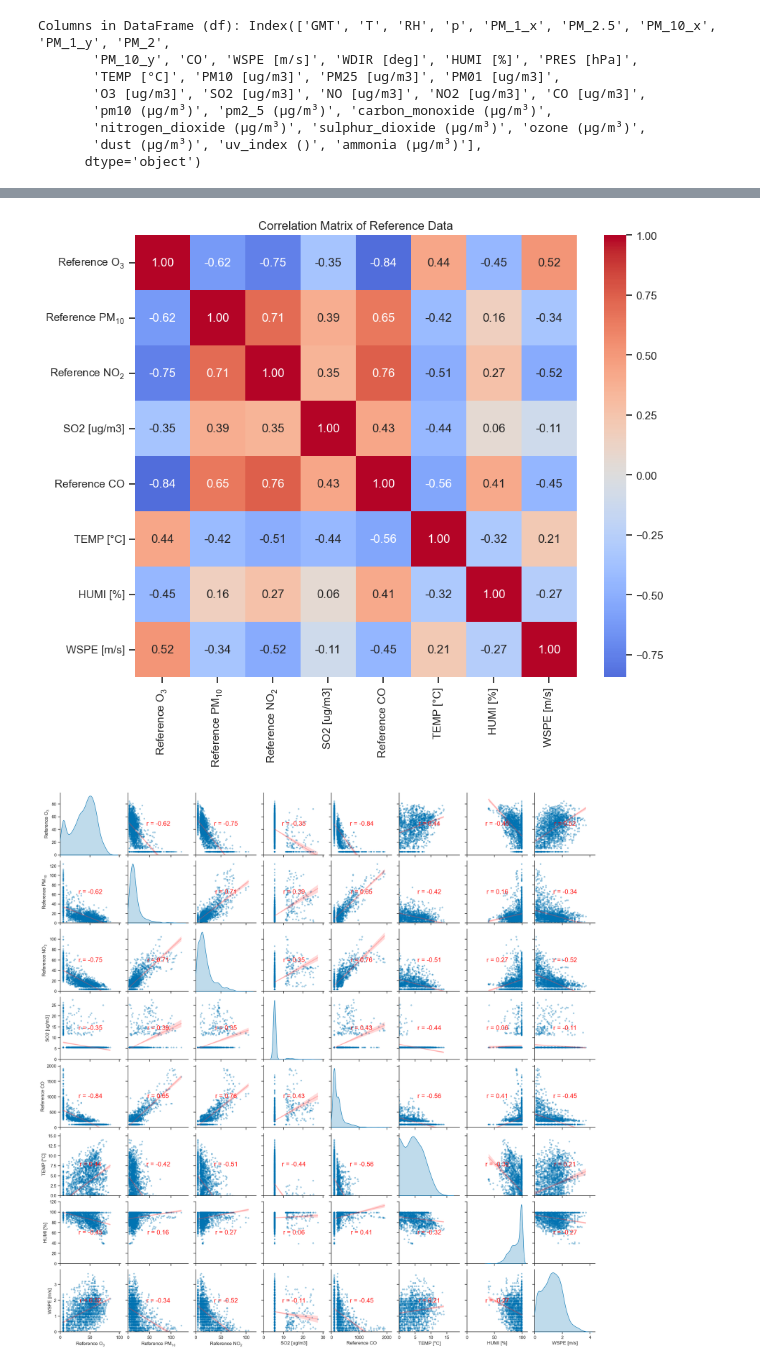
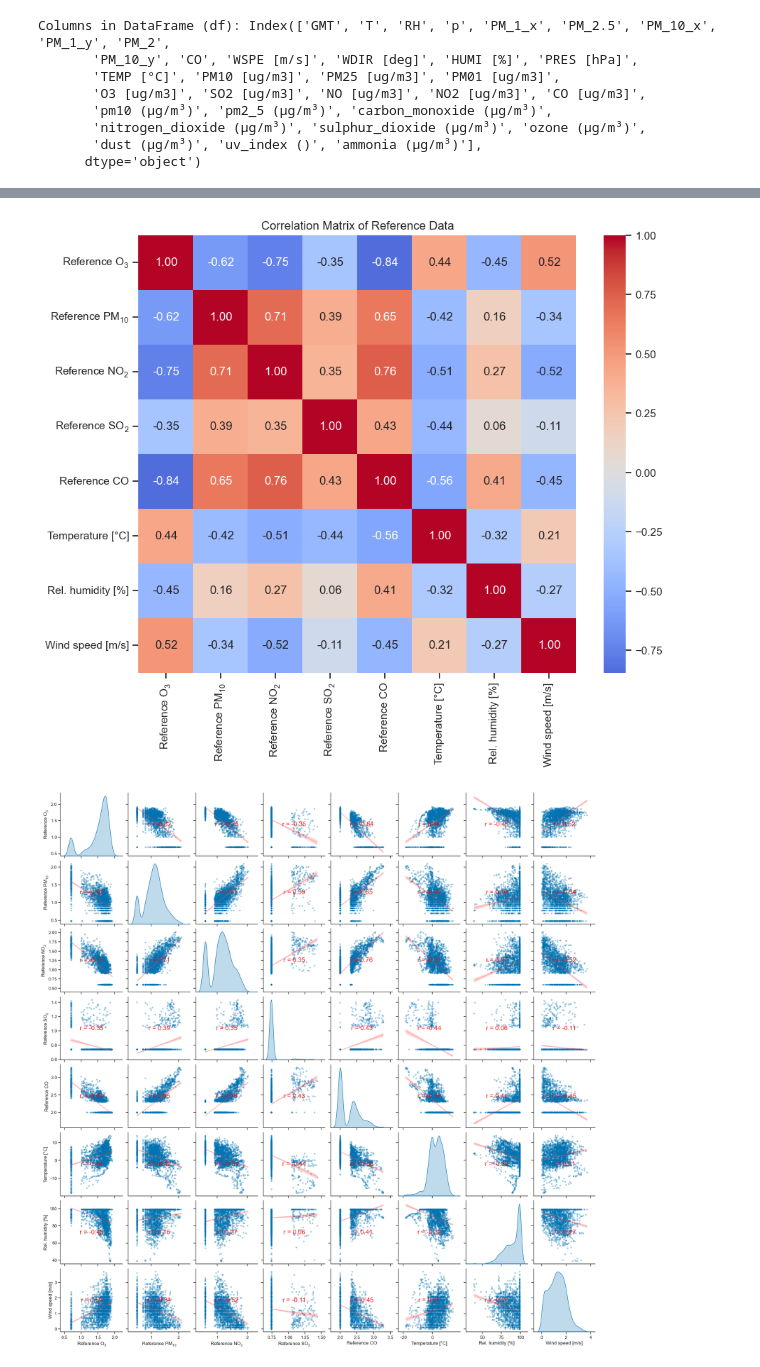
Before and after one commit to vn-hub/kolok_winter, a Jupyter notebook: Winter_Eval_ExtendExplor.ipynb, the cells around one changed output, grey strips where cells are left out. Drawn from its saved outputs; the diff is of its cells as text; code cells hidden in the pictures.

```diff
--- a/Winter_Eval_ExtendExplor.ipynb
+++ b/Winter_Eval_ExtendExplor.ipynb
@@ -291,9 +291,13 @@ df.rename(columns={
     'PM01 [ug/m3]': 'Reference $PM_1$',
     'O3 [ug/m3]': 'Reference $O_3$',
     'NO2 [ug/m3]': 'Reference $NO_2$',
+    'SO2 [ug/m3]': 'Reference $SO_2$',
     'CO [ug/m3]': 'Reference CO',
+    'TEMP [°C]': 'Temperature [°C]',
+    'HUMI [%]': 'Rel. humidity [%]',
+    'WSPE [m/s]': 'Wind speed [m/s]',
     'pm10 (μg/m³)': 'CAMS model $PM_{10}$',
-    'pm2_5 (μg/m³)': 'CAMS model $PM_{2.5}$',
+    'pm2_5 (μg/m³)': 'Reference $NO_2$''CAMS model $PM_{2.5}$',
     'carbon_monoxide (μg/m³)': 'CAMS model CO',
     'nitrogen_dioxide (μg/m³)': 'CAMS model $NO_2$',
     'ozone (μg/m³)': 'CAMS model $O_3$'}, inplace=True)
@@ -316,15 +321,16 @@ import pandas as pd
 import numpy as np
 
 # Assuming df is already defined and loaded with your data
-df_kor = df[['Reference $O_3$', 'Reference $PM_{10}$', 'Reference $NO_2$', 'SO2 [ug/m3]', 'Reference CO', 'TEMP [°C]', 'HUMI [%]', 'WSPE [m/s]']]
+df_kor = df[['Reference $O_3$', 'Reference $PM_{10}$', 'Reference $NO_2$', 'Reference $SO_2$', 'Reference CO', 'Temperature [°C]', 'Rel. humidity [%]', 'Wind speed [m/s]']]
 
 # Log-transform the specified columns
-df_kor_trans = df_kor[['Reference $O_3$', 'Reference $PM_{10}$', 'Reference $NO_2$', 'SO2 [ug/m3]', 'Reference CO']].apply(np.log)
+df_kor_trans = df_kor[['Reference $O_3$', 'Reference $PM_{10}$', 'Reference $NO_2$', 'Reference $SO_2$', 'Reference CO']].apply(np.log10)
 
 # Combine the log-transformed columns with the original non-transformed columns
-df_kor_transformed = pd.concat([df_kor_trans, df_kor[['TEMP [°C]', 'HUMI [%]', 'WSPE [m/s]']]], axis=1)
+df_kor_transformed = pd.concat([df_kor_trans, df_kor[['Temperature [°C]', 'Rel. humidity [%]', 'Wind speed [m/s]']]], axis=1)
 
 # Print the columns in df_kor
-print("Columns in DataFrame (df_kor):", df_kor.columns)
+#print("Columns in DataFrame (df_kor):", df_kor.columns)
 print("Columns in DataFrame (df_kor_transformed):", df_kor_transformed.columns)
+print(df_kor_transformed.describe())
 # %% [output]
@@ -375,37 +392,37 @@ sns.heatmap(corr, annot=True, fmt=".2f", cmap='coolwarm', center=0, square=True)
 plt.title('Correlation Matrix of Reference Data')
 plt.show()
 # %% [output]
-[figure, old version]
+[figure, new version]
 # %%
 # Sample DataFrame
 # df_kor = pd.read_csv('your_data.csv')  # Load your data here
 
 # Compute the correlation matrix
 corr_matrix = df_kor_transformed.corr()
 
 # Function to annotate correlation coefficients
 def annotate_corr(x, y, **kwargs):
     ax = plt.gca()
     col1 = x.name
     col2 = y.name
     r = corr_matrix.loc[col1, col2]
     ax.annotate(f'r = {r:.2f}', xy=(.5, .5), xycoords=ax.transAxes, ha='center', va='center', fontsize=16, color='red', alpha=0.9)
 
 # Create pairplot
-kg = sns.pairplot(df_kor, diag_kind="kde", kind="reg",
+kg = sns.pairplot(df_kor_transformed, diag_kind="kde", kind="reg",
                   plot_kws={'line_kws': {'color': 'red', 'alpha': 0.2}, 'scatter_kws': {'alpha': 0.3, 's': 10}})
 
 # Annotate the upper and lower triangles with correlation coefficients
 kg.map_upper(annotate_corr)
 kg.map_lower(annotate_corr)
 
 # Set axis limits for all plots
-for ax in kg.axes.flatten():
-    ax.set_ylim(ymin=0)  # Change 0 to your desired minimum y-axis limit
-    ax.set_xlim(xmin=0)  # Change 0 to your desired minimum x-axis limit
+#for ax in kg.axes.flatten():
+#    ax.set_ylim(ymin=0)  # Change 0 to your desired minimum y-axis limit
+#    ax.set_xlim(xmin=0)  # Change 0 to your desired minimum x-axis limit
 
 plt.show()
 # %% [output]
-[figure, old version]
+[figure, new version]
 # %%
 # Round the temperature and humidity values to the nearest integer
```
Also changed, not shown: parts of 8 cells of this notebook.
